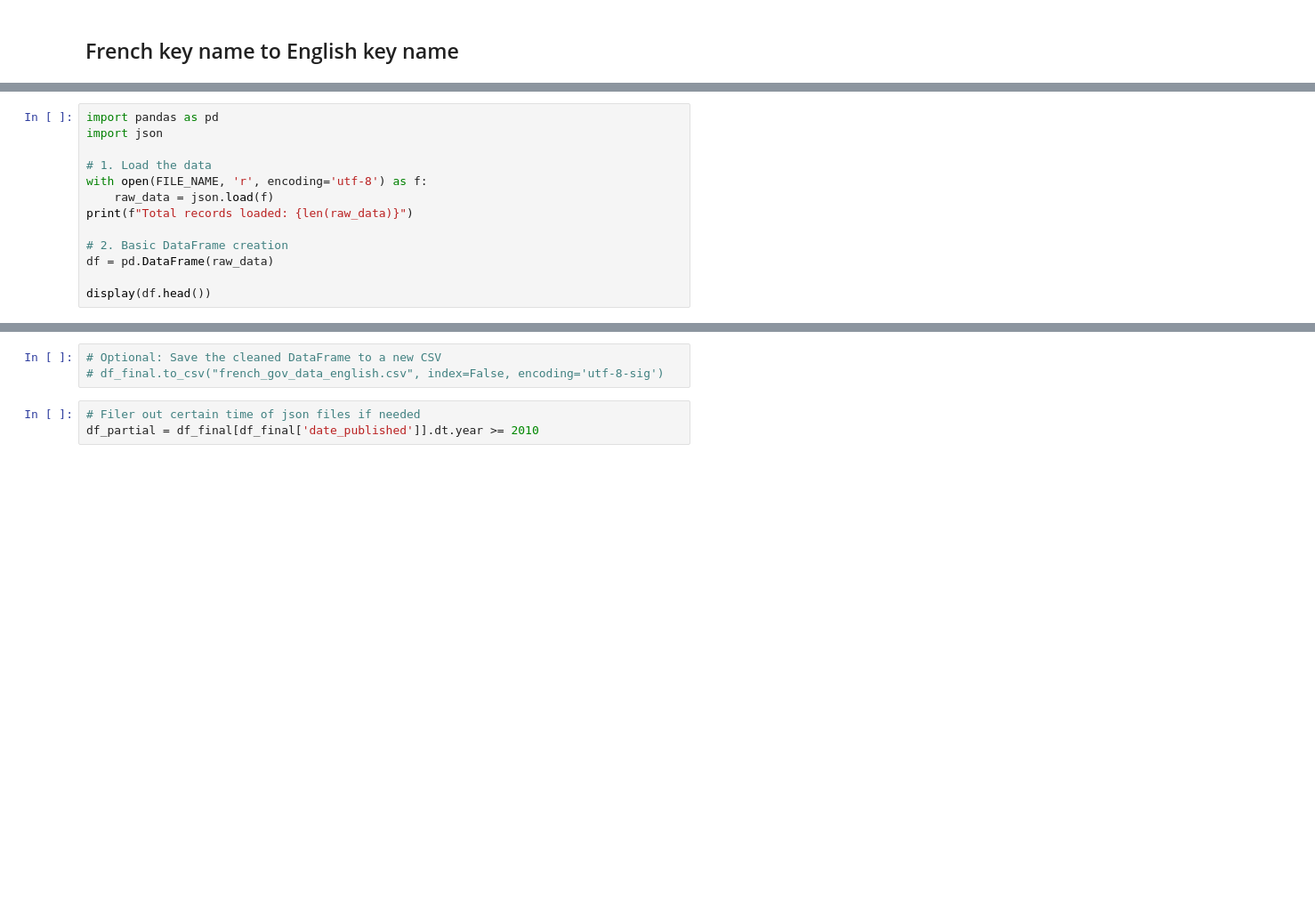
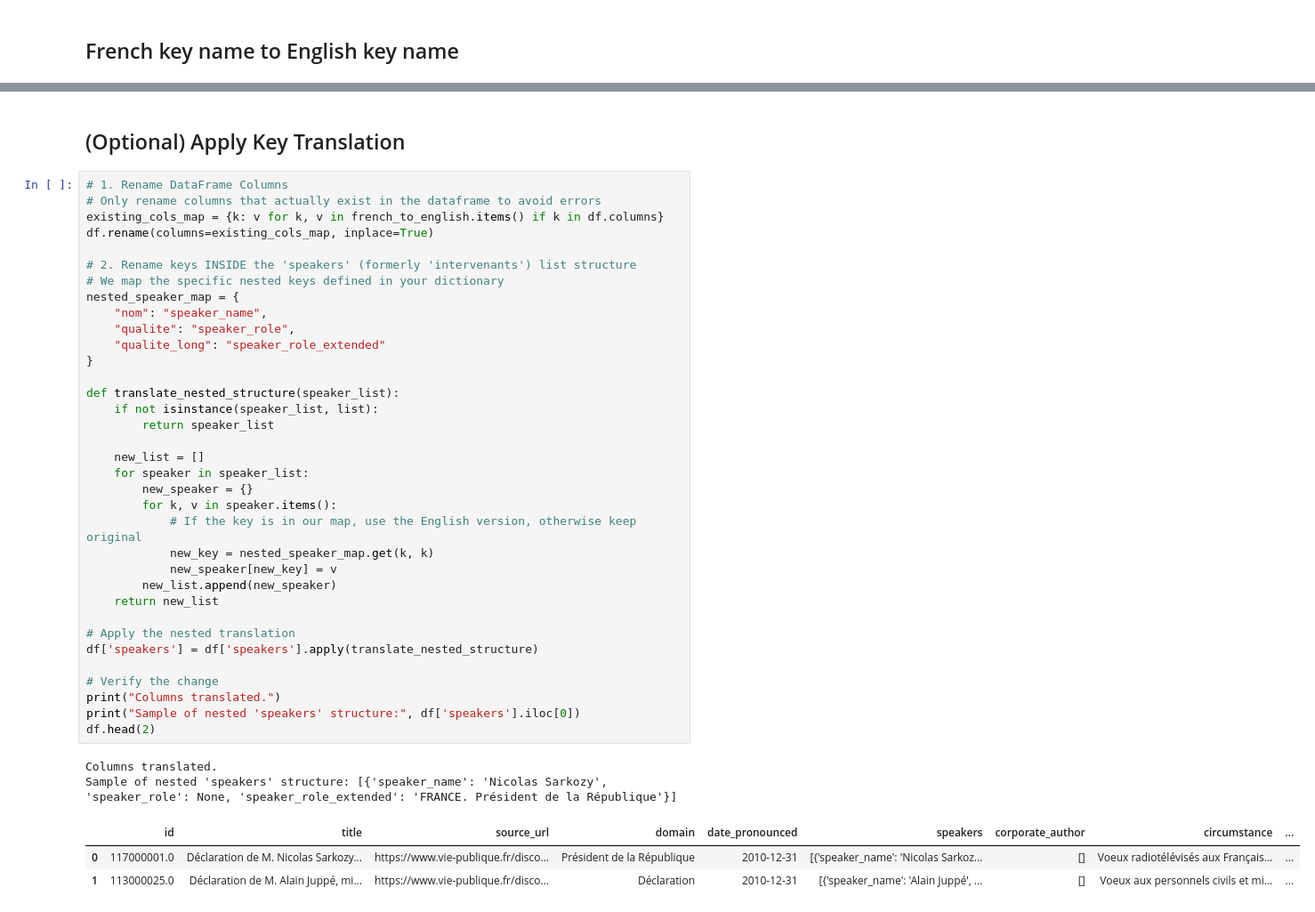
Before and after one commit to zincjian/french_speech_datacrawler, a Jupyter notebook: notebooks/postprocessing.ipynb, the cells around one changed output, grey strips where cells are left out. Shown at 89% size. Saved outputs shown, nothing was run; the diff lists cells and outputs as text; blank space fills up the shorter version.

```diff
--- a/notebooks/postprocessing.ipynb
+++ b/notebooks/postprocessing.ipynb
@@ -32,13 +55,0 @@ FILE_NAME = "dataset/french_speeches_2000-01-01_to_2000-02-28.json"
-# %%
-import pandas as pd
-import json
-
-# 1. Load the data
-with open(FILE_NAME, 'r', encoding='utf-8') as f:
-    raw_data = json.load(f)
-print(f"Total records loaded: {len(raw_data)}")
-
-# 2. Basic DataFrame creation
-df = pd.DataFrame(raw_data)
-
-display(df.head())
@@ -153,6 +56,43 @@ display(df_final[['title', 'speaker_name', 'publication_lag', 'speaker_count']])
-# %%
-# Optional: Save the cleaned DataFrame to a new CSV
-# df_final.to_csv("french_gov_data_english.csv", index=False, encoding='utf-8-sig')
-# %%
-# Filer out certain time of json files if needed
-df_partial = df_final[df_final['date_published']].dt.year >= 2010
+# %% [markdown]
+## (Optional) Apply Key Translation
+# %%
+# 1. Rename DataFrame Columns
+# Only rename columns that actually exist in the dataframe to avoid errors
+existing_cols_map = {k: v for k, v in french_to_english.items() if k in df.columns}
+df.rename(columns=existing_cols_map, inplace=True)
+
+# 2. Rename keys INSIDE the 'speakers' (formerly 'intervenants') list structure
+# We map the specific nested keys defined in your dictionary
+nested_speaker_map = {
+    "nom": "speaker_name",
+    "qualite": "speaker_role",
+    "qualite_long": "speaker_role_extended"
+}
+
+def translate_nested_structure(speaker_list):
+    if not isinstance(speaker_list, list):
+        return speaker_list
+
+    new_list = []
+    for speaker in speaker_list:
+        new_speaker = {}
+        for k, v in speaker.items():
+            # If the key is in our map, use the English version, otherwise keep original
+            new_key = nested_speaker_map.get(k, k)
+            new_speaker[new_key] = v
+        new_list.append(new_speaker)
+    return new_list
+
+# Apply the nested translation
+df['speakers'] = df['speakers'].apply(translate_nested_structure)
+
+# Verify the change
+print("Columns translated.")
+print("Sample of nested 'speakers' structure:", df['speakers'].iloc[0])
+df.head(2)
+# %% [output]
+Columns translated.
+Sample of nested 'speakers' structure: [{'speaker_name': 'Nicolas Sarkozy', 'speaker_role': None, 'speaker_role_extended': 'FRANCE. Président de la République'}]
+|  | id | title | source_url | domain | date_pronounced | speakers | corporate_author | circumstance | ... |
+| 0 | 117000001.0 | Déclaration de M. Nicolas Sarkozy... | https://www.vie-publique.fr/disco... | Président de la République | 2010-12-31 | [{'speaker_name': 'Nicolas Sarkoz... | [] | Voeux radiotélévisés aux Français... | ... |
+| 1 | 113000025.0 | Déclaration de M. Alain Juppé, mi... | https://www.vie-publique.fr/disco... | Déclaration | 2010-12-31 | [{'speaker_name': 'Alain Juppé', ... | [] | Voeux aux personnels civils et mi... | ... |
```
Also changed, not shown: parts of 24 cells of this notebook, 3 other files.
